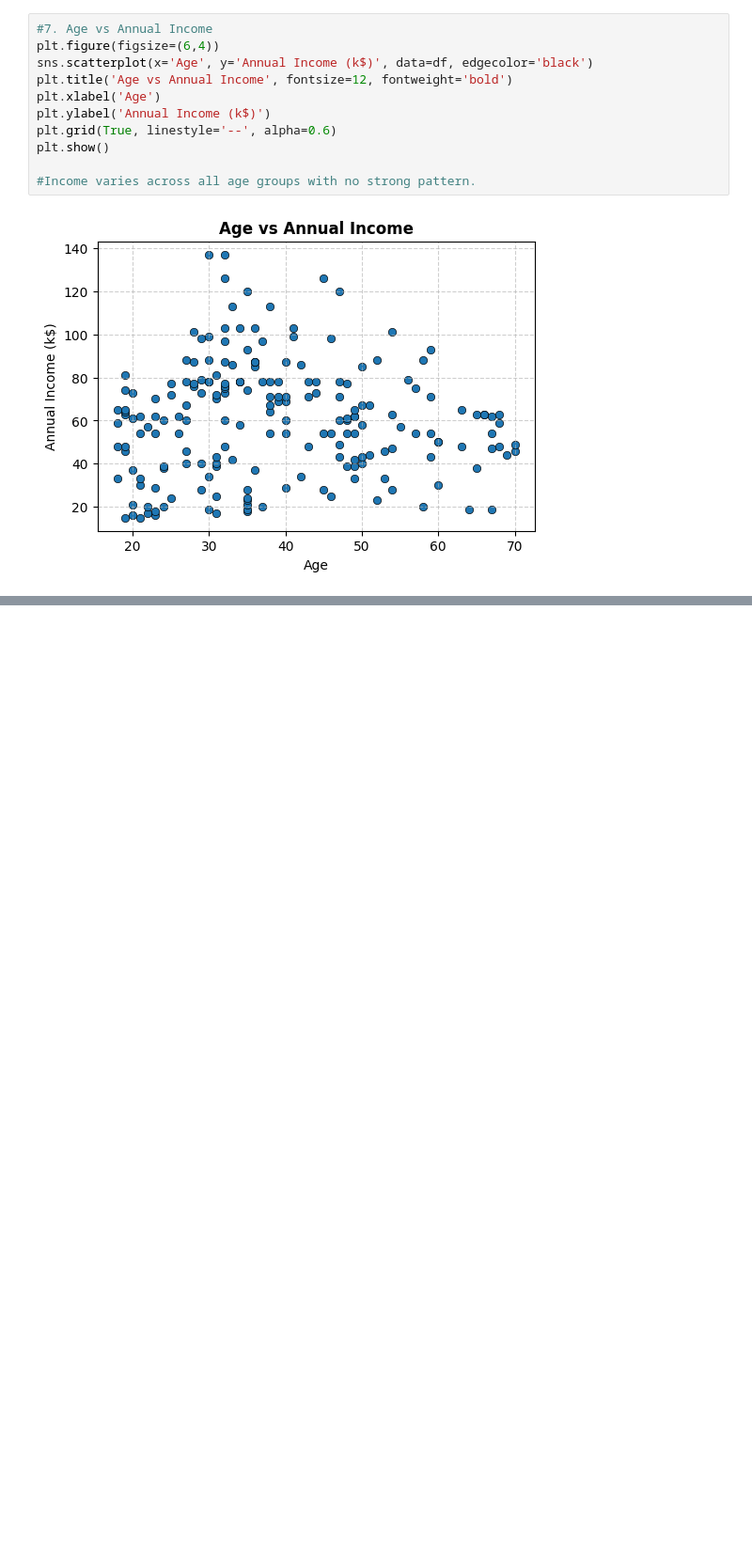
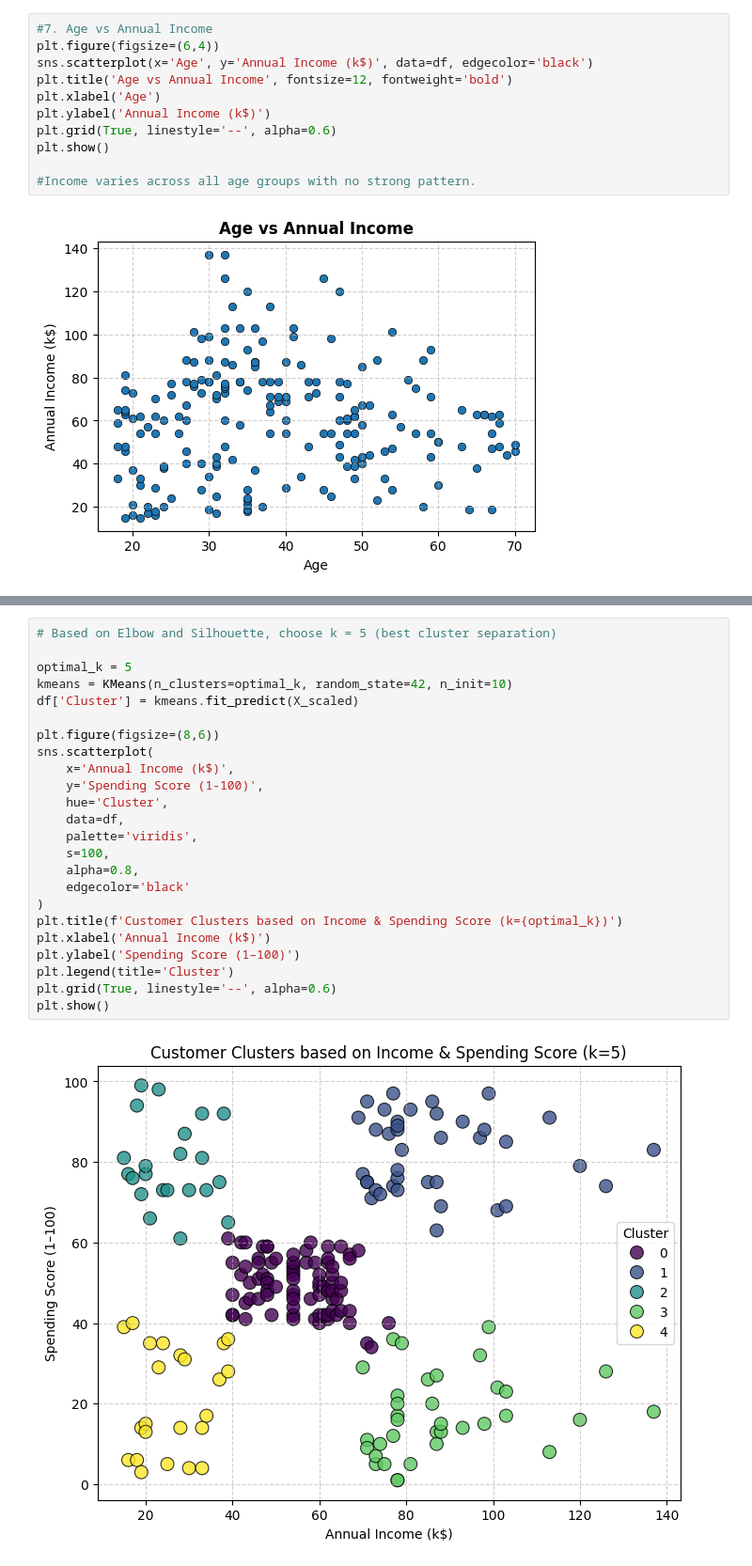
Before and after one commit to IreneWanjiruKariuki/NetflixTitles-DataCleaning, a Jupyter notebook: Mall_Customers_Clustering.ipynb, the cells around one changed output, grey strips where cells are left out. Shown at 94% size. Saved outputs shown, nothing was run; the diff lists cells and outputs as text; blank space fills up the shorter version.

```diff
--- a/Mall_Customers_Clustering.ipynb
+++ b/Mall_Customers_Clustering.ipynb
@@ -224,0 +319,26 @@ plt.show()
+# %%
+# Based on Elbow and Silhouette, choose k = 5 (best cluster separation)
+
+optimal_k = 5
+kmeans = KMeans(n_clusters=optimal_k, random_state=42, n_init=10)
+df['Cluster'] = kmeans.fit_predict(X_scaled)
+
+plt.figure(figsize=(8,6))
+sns.scatterplot(
+    x='Annual Income (k$)',
+    y='Spending Score (1-100)',
+    hue='Cluster',
+    data=df,
+    palette='viridis',
+    s=100,
+    alpha=0.8,
+    edgecolor='black'
+)
+plt.title(f'Customer Clusters based on Income & Spending Score (k={optimal_k})')
+plt.xlabel('Annual Income (k$)')
+plt.ylabel('Spending Score (1–100)')
+plt.legend(title='Cluster')
+plt.grid(True, linestyle='--', alpha=0.6)
+plt.show()
+# %% [output]
+[figure, added]
```
Also changed, not shown: parts of 8 cells of this notebook.
